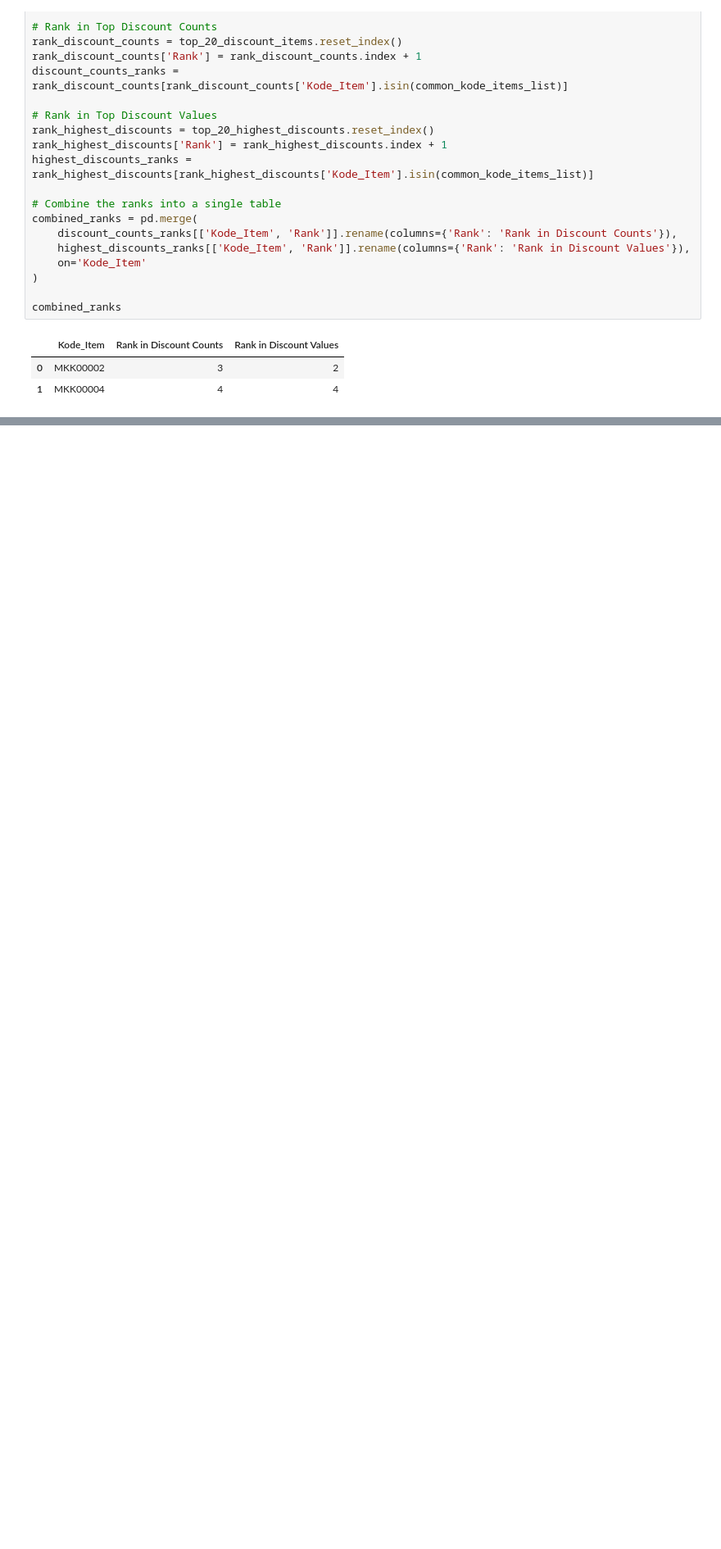
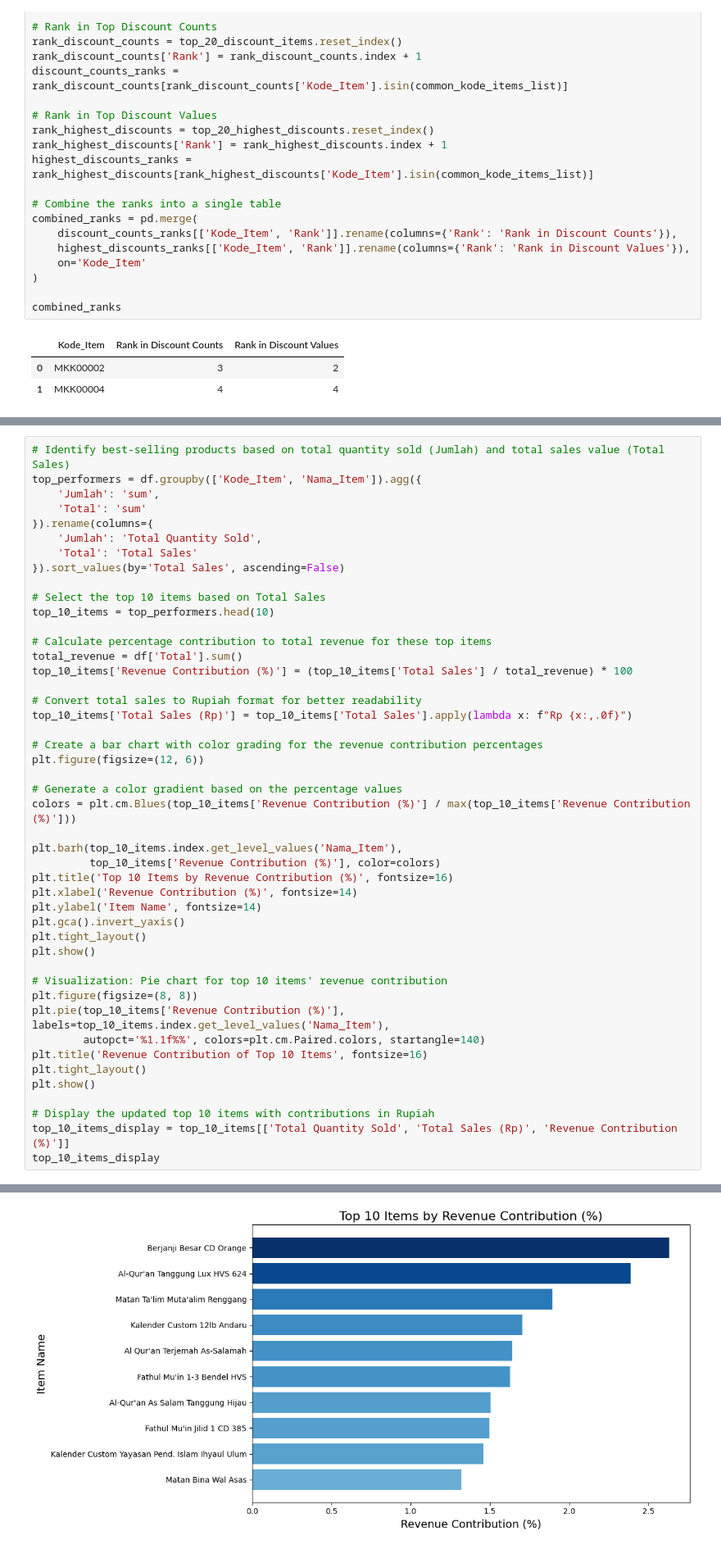
Before and after one commit to AdityaIKO/MK, a Jupyter notebook: trial2.ipynb, the cells around one changed output, grey strips where cells are left out. Shown at 82% size. Saved outputs shown, nothing was run; the diff lists cells and outputs as text; blank space fills up the shorter version.

```diff
--- a/trial2.ipynb
+++ b/trial2.ipynb
@@ -297,0 +384,47 @@ combined_ranks
+# %%
+# Identify best-selling products based on total quantity sold (Jumlah) and total sales value (Total Sales)
+top_performers = df.groupby(['Kode_Item', 'Nama_Item']).agg({
+    'Jumlah': 'sum',
+    'Total': 'sum'
+}).rename(columns={
+    'Jumlah': 'Total Quantity Sold',
+    'Total': 'Total Sales'
+}).sort_values(by='Total Sales', ascending=False)
+
+# Select the top 10 items based on Total Sales
+top_10_items = top_performers.head(10)
+
+# Calculate percentage contribution to total revenue for these top items
+total_revenue = df['Total'].sum()
+top_10_items['Revenue Contribution (%)'] = (top_10_items['Total Sales'] / total_revenue) * 100
+
+# Convert total sales to Rupiah format for better readability
+top_10_items['Total Sales (Rp)'] = top_10_items['Total Sales'].apply(lambda x: f"Rp {x:,.0f}")
+
+# Create a bar chart with color grading for the revenue contribution percentages
+plt.figure(figsize=(12, 6))
+
+# Generate a color gradient based on the percentage values
+colors = plt.cm.Blues(top_10_items['Revenue Contribution (%)'] / max(top_10_items['Revenue Contribution (%)']))
+
+plt.barh(top_10_items.index.get_level_values('Nama_Item'),
+         top_10_items['Revenue Contribution (%)'], color=colors)
+plt.title('Top 10 Items by Revenue Contribution (%)', fontsize=16)
+plt.xlabel('Revenue Contribution (%)', fontsize=14)
+plt.ylabel('Item Name', fontsize=14)
+plt.gca().invert_yaxis()
+plt.tight_layout()
+plt.show()
+
+# Visualization: Pie chart for top 10 items' revenue contribution
+plt.figure(figsize=(8, 8))
+plt.pie(top_10_items['Revenue Contribution (%)'], labels=top_10_items.index.get_level_values('Nama_Item'),
+        autopct='%1.1f%%', colors=plt.cm.Paired.colors, startangle=140)
+plt.title('Revenue Contribution of Top 10 Items', fontsize=16)
+plt.tight_layout()
+plt.show()
+
+# Display the updated top 10 items with contributions in Rupiah
+top_10_items_display = top_10_items[['Total Quantity Sold', 'Total Sales (Rp)', 'Revenue Contribution (%)']]
+top_10_items_display
+# %% [output]
@@ -297,0 +441 @@ combined_ranks
+[figure, added]
```
Also changed, not shown: parts of 11 cells of this notebook, 2 other files.
